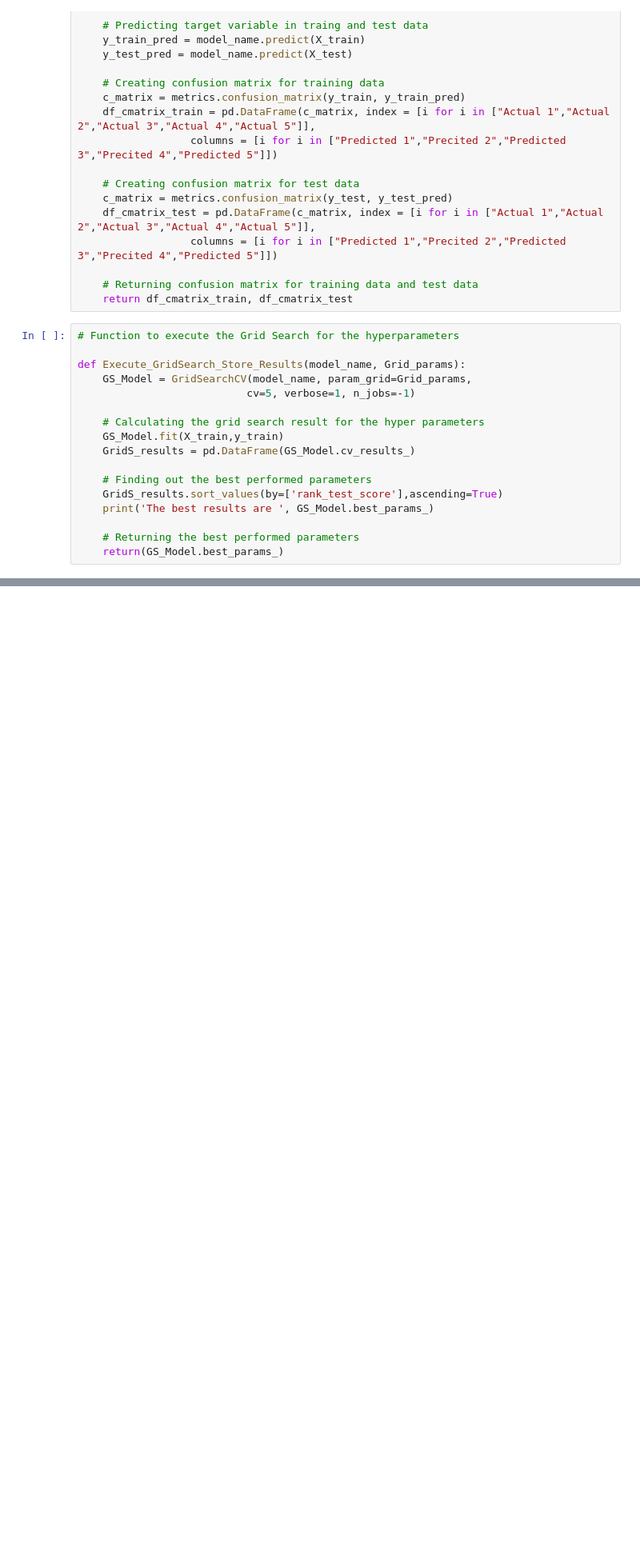
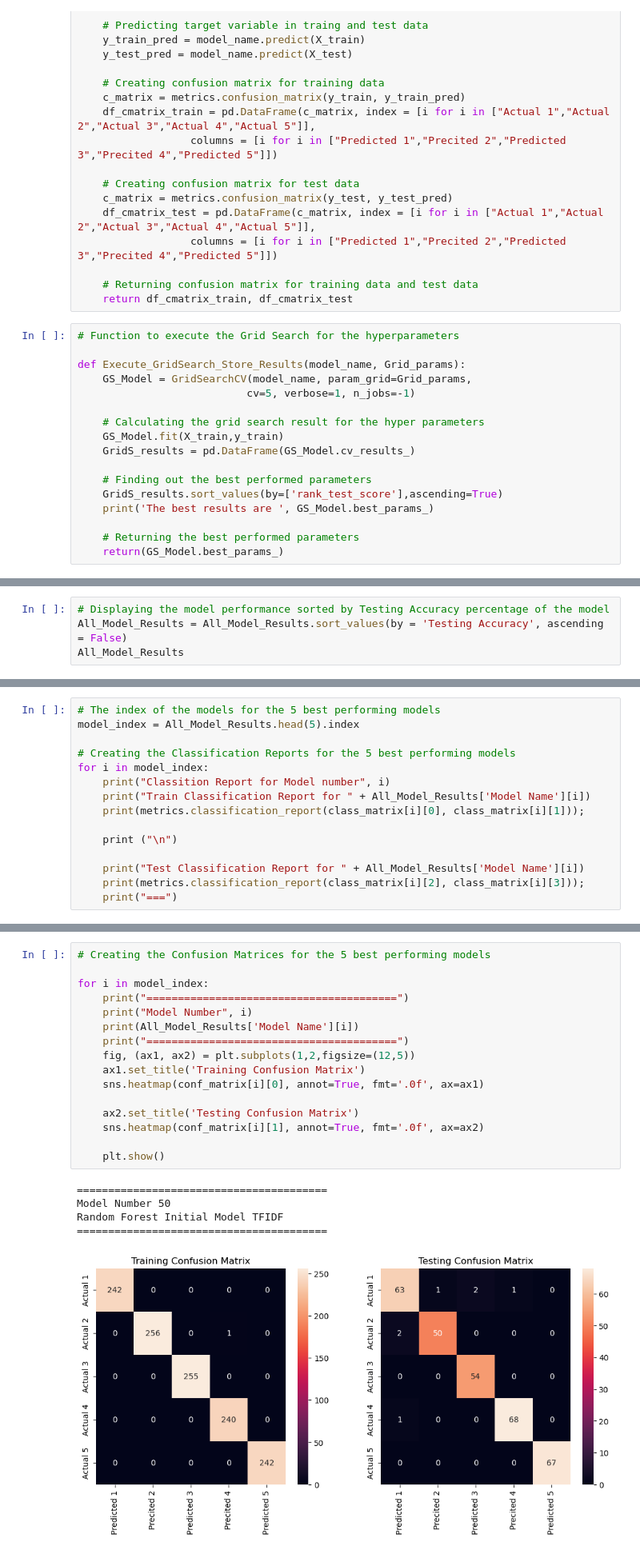
Before and after one commit to suhail-chand/industrial-accident-severity-assessment, a Jupyter notebook: industrial_safety_chatbot/Capstone_Project_Model-Rohon_Kuddus_consolidated.ipynb, the cells around one changed output, grey strips where cells are left out. Shown at 80% size. Drawn from its saved outputs; the diff is of its cells as text; blank space fills up the shorter version.

```diff
--- a/industrial_safety_chatbot/Capstone_Project_Model-Rohon_Kuddus_consolidated.ipynb
+++ b/industrial_safety_chatbot/Capstone_Project_Model-Rohon_Kuddus_consolidated.ipynb
@@ -571,0 +587,4 @@ print ("\n")
+# %%
+# Displaying the model performance sorted by Testing Accuracy percentage of the model
+All_Model_Results = All_Model_Results.sort_values(by = 'Testing Accuracy', ascending = False)
+All_Model_Results
@@ -571,0 +609,15 @@ print ("\n")
+# %%
+# The index of the models for the 5 best performing models
+model_index = All_Model_Results.head(5).index
+
+# Creating the Classification Reports for the 5 best performing models
+for i in model_index:
+    print("Classition Report for Model number", i)
+    print("Train Classification Report for " + All_Model_Results['Model Name'][i])
+    print(metrics.classification_report(class_matrix[i][0], class_matrix[i][1]));
+
+    print ("\n")
+
+    print("Test Classification Report for " + All_Model_Results['Model Name'][i])
+    print(metrics.classification_report(class_matrix[i][2], class_matrix[i][3]));
+    print("===")
@@ -571,0 +642,22 @@ print ("\n")
+# %%
+# Creating the Confusion Matrices for the 5 best performing models
+
+for i in model_index:
+    print("========================================")
+    print("Model Number", i)
+    print(All_Model_Results['Model Name'][i])
+    print("========================================")
+    fig, (ax1, ax2) = plt.subplots(1,2,figsize=(12,5))
+    ax1.set_title('Training Confusion Matrix')
+    sns.heatmap(conf_matrix[i][0], annot=True, fmt='.0f', ax=ax1)
+
+    ax2.set_title('Testing Confusion Matrix')
+    sns.heatmap(conf_matrix[i][1], annot=True, fmt='.0f', ax=ax2)
+
+    plt.show()
+# %% [output]
+========================================
+Model Number 50
+Random Forest Initial Model TFIDF
+========================================
+[figure, added]
```
Also changed, not shown: parts of 13 cells of this notebook.
